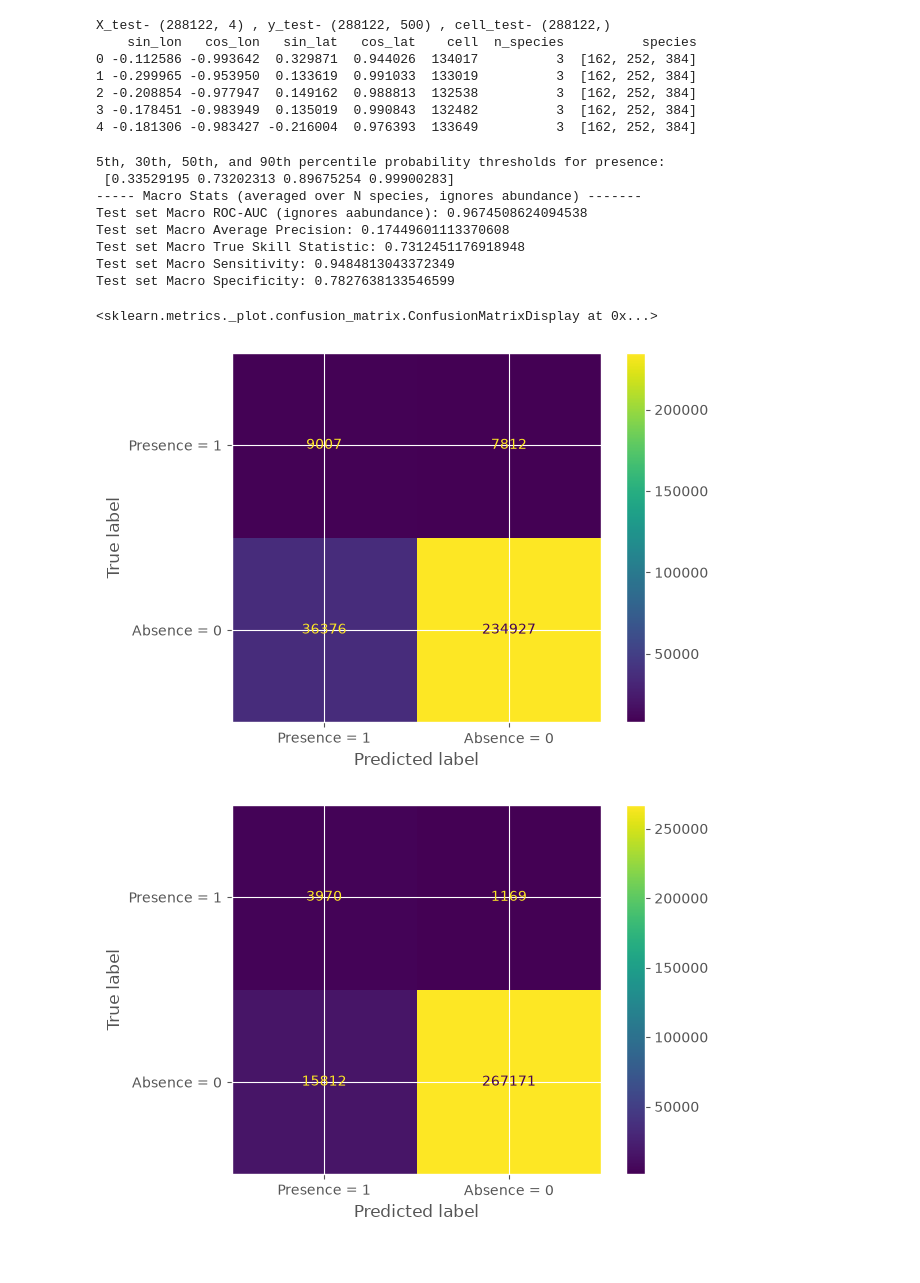
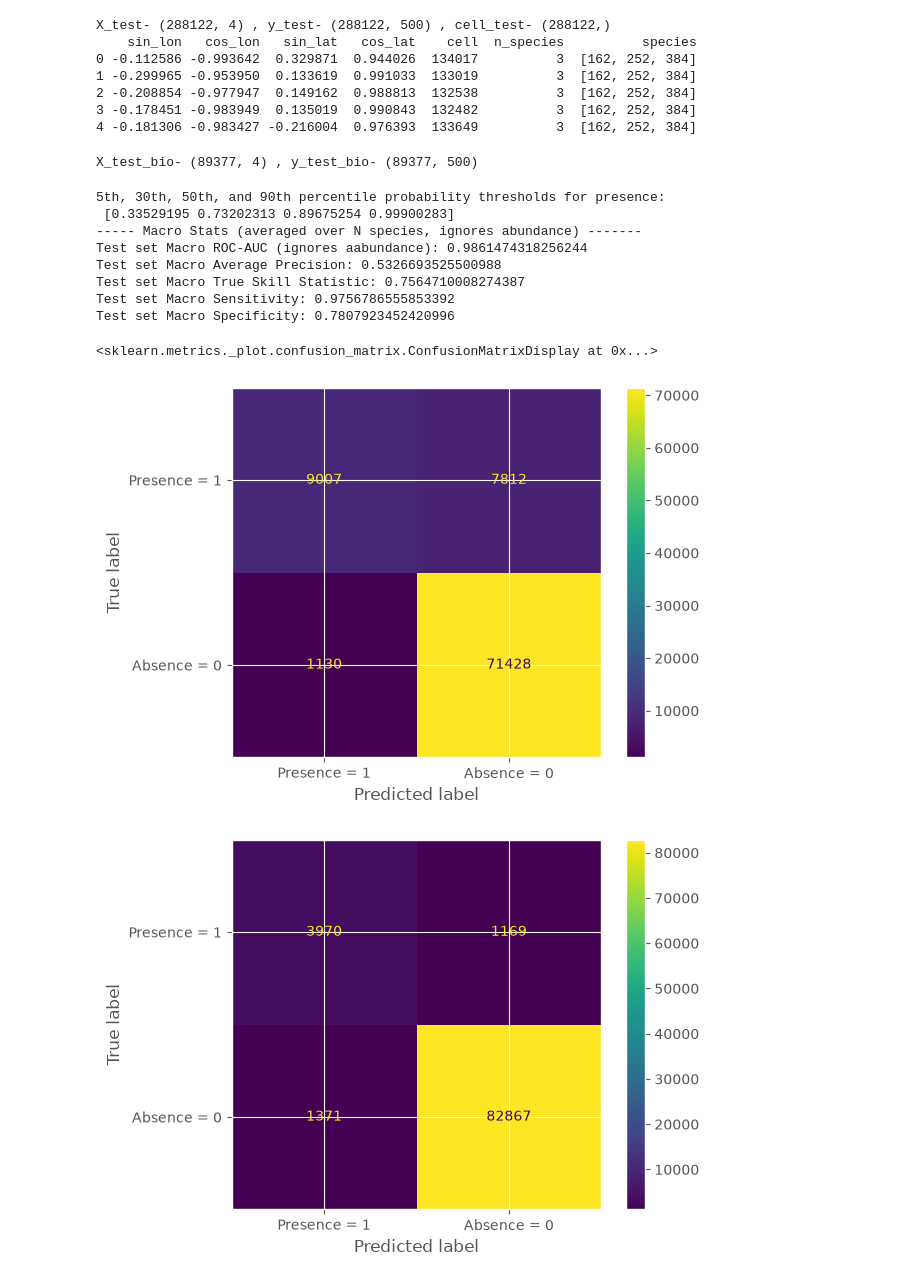
Before and after one commit to iDelfin/-species-analysis-cw-aml-26, a Jupyter notebook: Neural_Network_Multi_Species_Coords.ipynb, the cells around one changed output. Drawn from its saved outputs; the diff is of its cells as text; code cells hidden in the pictures.

Commit message:
Multi coords X test updated

```diff
--- a/Neural_Network_Multi_Species_Coords.ipynb
+++ b/Neural_Network_Multi_Species_Coords.ipynb
@@ -926,6 +926,55 @@ X_test- (288122, 4) , y_test- (288122, 500) , cell_test- (288122,)
 2 -0.208854 -0.977947  0.149162  0.988813  132538          3  [162, 252, 384]
 3 -0.178451 -0.983949  0.135019  0.990843  132482          3  [162, 252, 384]
 4 -0.181306 -0.983427 -0.216004  0.976393  133649          3  [162, 252, 384]
+# %%
+import numpy as np
+import pandas as pd
+
+# Load the climate grid
+env_grid = np.load('bioclim_h3_res4.npz')['env_grid']
+
+# Load the preprocessed test cells
+preprocessed_test = np.load('species/preprocessed_cells_test.npz')
+X_test = preprocessed_test['X_test']
+y_test = preprocessed_test['y_test']
+cell_test = preprocessed_test['cell_test']
+
+cols = ['sin_lon',
+        'cos_lon',
+        'sin_lat',
+        'cos_lat'
+       ]
+
+# Column names
+env_cols = ['Annual Mean Temperature',
+            'Temperature Seasonality',
+            'Max Temperature of Warmest Month',
+            'Min Temperature of Coldest Month',
+            'Annual Precipitation',
+            'Precipitation Seasonality',
+            'Precipitation of Driest Quarter',
+            'Elevation']
+
+# Make the test df from the preprocessed test cells
+test_df_bio = pd.DataFrame(X_test, columns=cols)
+test_df_bio['cell'] = cell_test
+
+# climate for each cell
+test_df_bio[env_cols] = env_grid[test_df_bio['cell'].values]
+
+# Drop cells with no climate data (ocean)
+clean_test = test_df_bio[env_cols].notna().all(axis=1).values
+test_df_bio = test_df_bio[clean_test]
+
+X_test_bio = test_df_bio[cols].values
+y_test_bio = y_test[clean_test]
+cell_test_bio = cell_test[clean_test]
+
+# Save
+np.savez('preprocessed_test_bio.npz', X_test=X_test_bio, y_test=y_test_bio, cell_test=cell_test_bio)
+print('X_test_bio-', X_test_bio.shape, ', y_test_bio-', y_test_bio.shape)
+# %% [output]
+X_test_bio- (89377, 4) , y_test_bio- (89377, 500)
 # %%
 # Run the model on the test set
 
@@ -936,34 +985,34 @@ multi_species_test.eval()
 # Load test data to X_test (shape (N, NUM_INPUTS)). Ensure no nans (set them to 0)
 
 # Probabilities for species across test set locations
-multi_species_test_probs = multi_species_predict(multi_species_test, X)
+multi_species_test_probs = multi_species_predict(multi_species_test, X_test_bio)
 # Binary presence absence for species across test set locations
-multi_species_test_pres_abs = presence_absence_multi(multi_species_test, X, thresholds)
+multi_species_test_pres_abs = presence_absence_multi(multi_species_test, X_test_bio, thresholds)
 # %%
 # Test set stats - location
 print(f'5th, 30th, 50th, and 90th percentile probability thresholds for presence: \n {np.percentile(thresholds, [5, 30, 50, 90])}')
-test_metrics, test_conf_mat = per_species_metrics_multi(multi_species_test_probs, y)
+test_metrics, test_conf_mat = per_species_metrics_multi(multi_species_test_probs, y_test_bio)
 print(f'----- Macro Stats (averaged over N species, ignores abundance) -------')
 print(f'Test set Macro ROC-AUC (ignores aabundance): {np.nanmean(test_metrics['roc_auc'])}')
 print(f'Test set Macro Average Precision: {np.nanmean(test_metrics['ave_pre'])}')
 print(f'Test set Macro True Skill Statistic: {np.nanmean(test_metrics['tss'])}')
 print(f'Test set Macro Sensitivity: {np.nanmean(test_metrics['sensitivity'])}')
 print(f'Test set Macro Specificity: {np.nanmean(test_metrics['specificity'])}')
 # Confusion matrix for training set most common (414) and least common (214)
 # Stratified so numbers don't confirm rarity
 disp_common = test_conf_mat[414]
 disp_common.plot()
 disp_rare = test_conf_mat[214]
 disp_rare.plot()
 # %% [output]
 5th, 30th, 50th, and 90th percentile probability thresholds for presence:
  [0.33529195 0.73202313 0.89675254 0.99900283]
 ----- Macro Stats (averaged over N species, ignores abundance) -------
-Test set Macro ROC-AUC (ignores aabundance): 0.9674508624094538
-Test set Macro Average Precision: 0.17449601113370608
-Test set Macro True Skill Statistic: 0.7312451176918948
-Test set Macro Sensitivity: 0.9484813043372349
-Test set Macro Specificity: 0.7827638133546599
+Test set Macro ROC-AUC (ignores aabundance): 0.9861474318256244
+Test set Macro Average Precision: 0.5326693525500988
+Test set Macro True Skill Statistic: 0.7564710008274387
+Test set Macro Sensitivity: 0.9756786555853392
+Test set Macro Specificity: 0.7807923452420996
 <sklearn.metrics._plot.confusion_matrix.ConfusionMatrixDisplay at 0x...>
-[figure, old version]
+[figure, new version]
-[figure, old version]
+[figure, new version]
```
